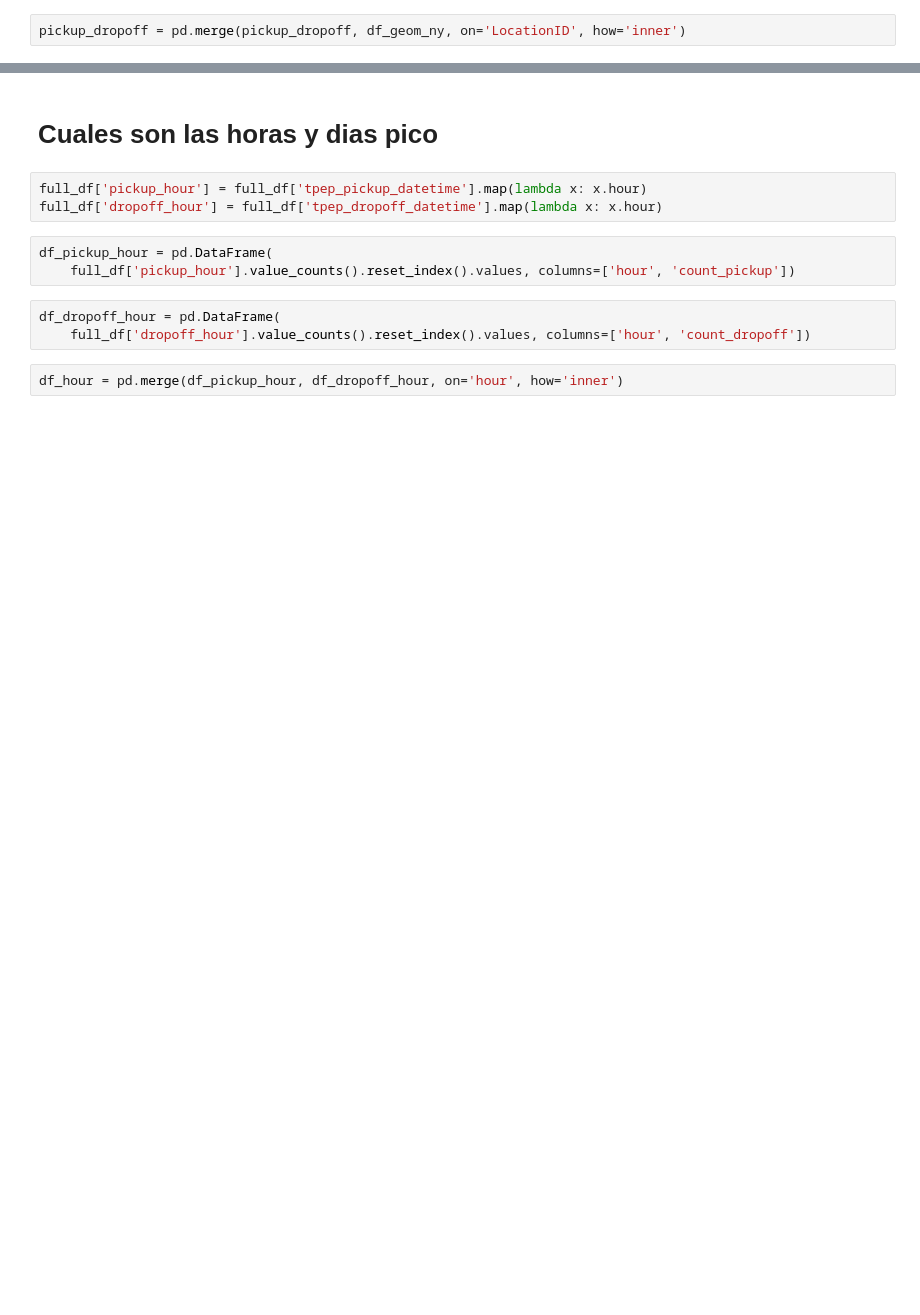
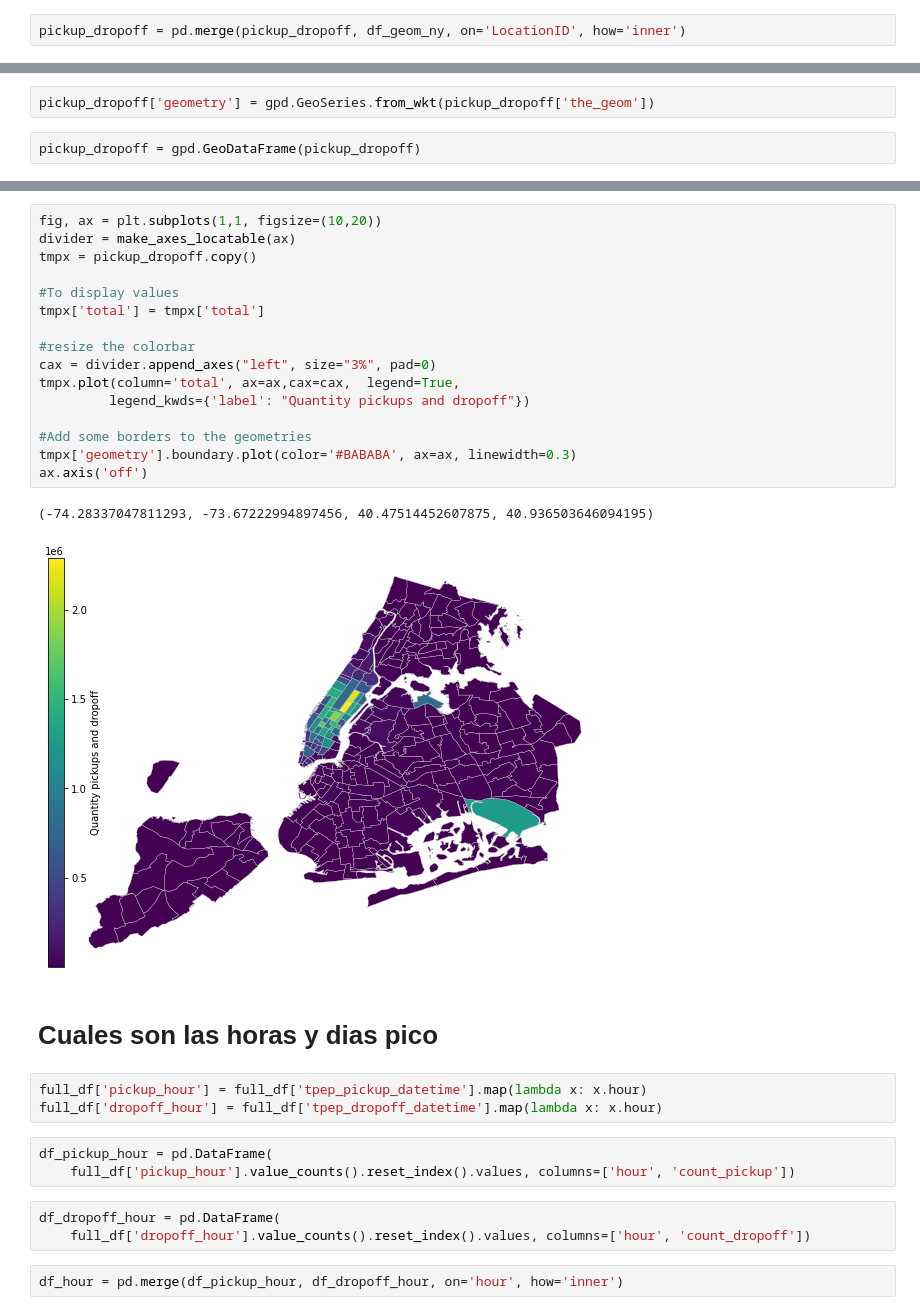
Before and after one commit to poldrosky/yellow_tripdata, a Jupyter notebook: EDA.ipynb, the cells around one changed output, grey strips where cells are left out. Cells and saved outputs as stored; diff of their text form; blank space fills up the shorter version.

```diff
--- a/EDA.ipynb
+++ b/EDA.ipynb
@@ -123,0 +110,4 @@ pickup_dropoff[[
+# %%
+pickup_dropoff['geometry'] = gpd.GeoSeries.from_wkt(pickup_dropoff['the_geom'])
+# %%
+pickup_dropoff = gpd.GeoDataFrame(pickup_dropoff)
@@ -124,3 +123,22 @@ pickup_dropoff[[
+# %%
+fig, ax = plt.subplots(1,1, figsize=(10,20))
+divider = make_axes_locatable(ax)
+tmpx = pickup_dropoff.copy()
+
+#To display values
+tmpx['total'] = tmpx['total']
+
+#resize the colorbar
+cax = divider.append_axes("left", size="3%", pad=0)
+tmpx.plot(column='total', ax=ax,cax=cax,  legend=True,
+         legend_kwds={'label': "Quantity pickups and dropoff"})
+
+#Add some borders to the geometries
+tmpx['geometry'].boundary.plot(color='#BABABA', ax=ax, linewidth=0.3)
+ax.axis('off')
+# %% [output]
+(-74.28337047811293, -73.67222994897456, 40.47514452607875, 40.936503646094195)
+[figure, added]
 # %% [markdown]
 # Cuales son las horas y dias pico
 # %%
```
Also changed, not shown: parts of 15 cells of this notebook, 1 other file.
